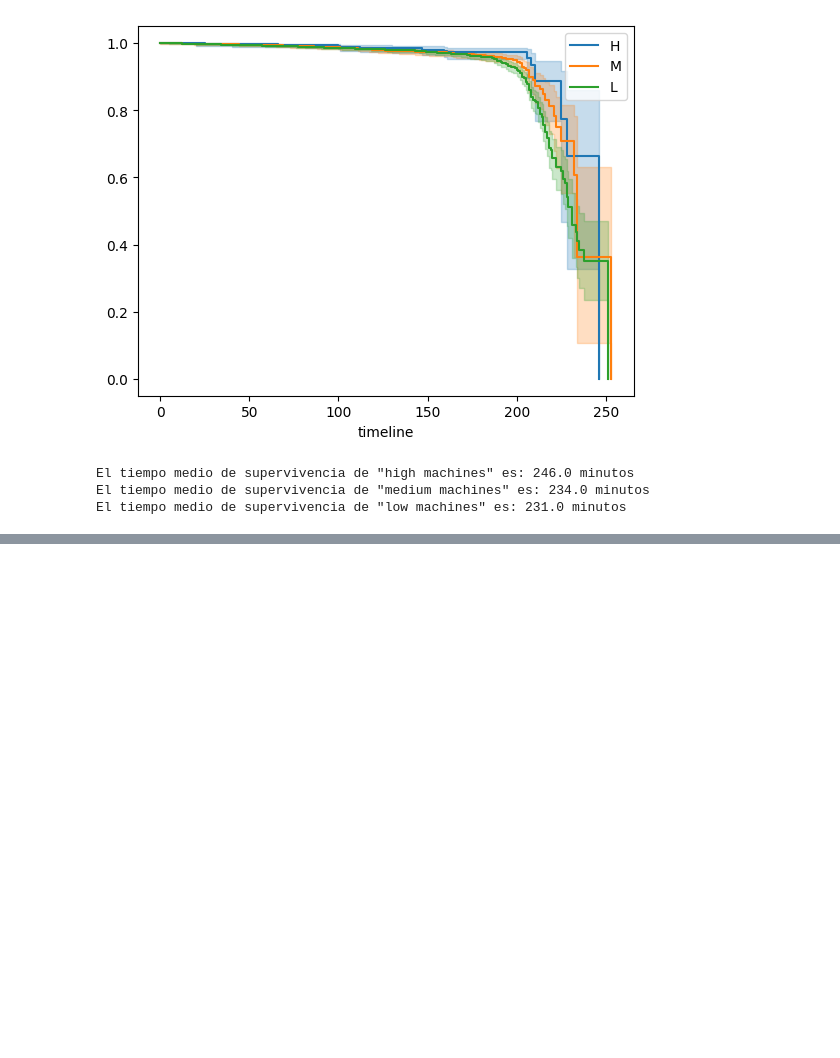
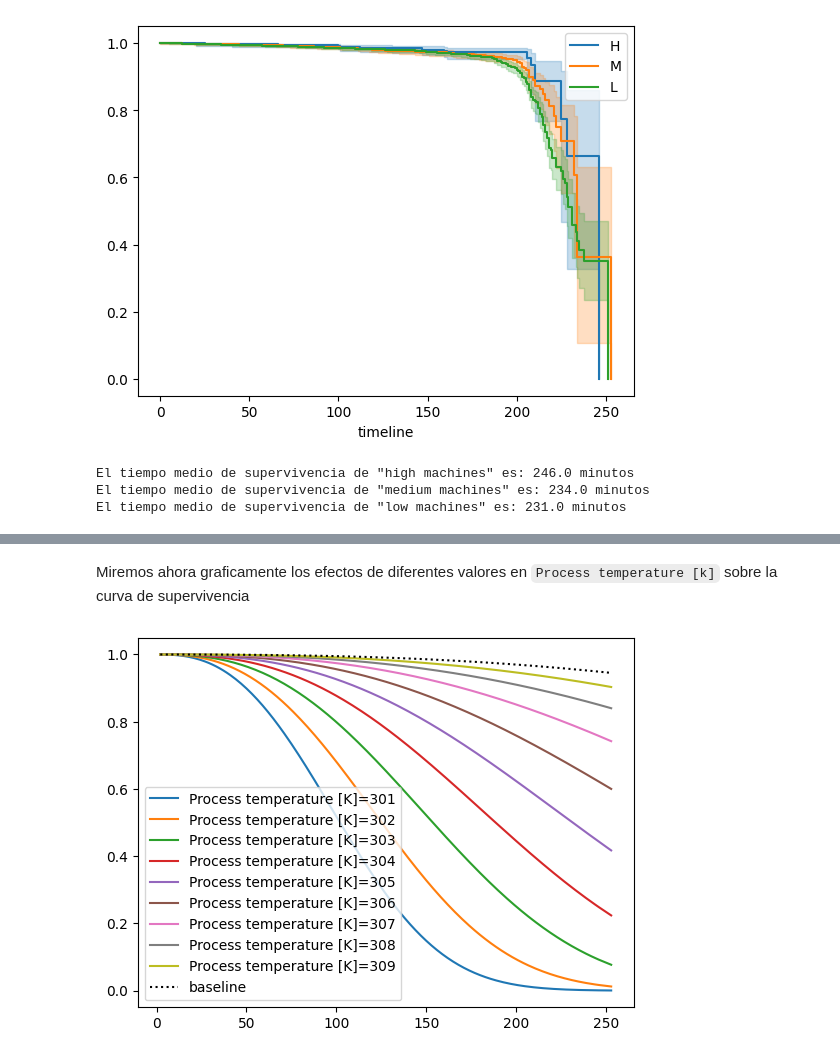
Before and after one commit to AlexanderPelaezJimenez/survival_analysis, a Jupyter notebook: survival_analysis.ipynb, the cells around one changed output, grey strips where cells are left out. Drawn from its saved outputs; the diff is of its cells as text; code cells hidden in the pictures; blank space fills up the shorter version.

```diff
--- a/survival_analysis.ipynb
+++ b/survival_analysis.ipynb
@@ -278,0 +504,3 @@ El tiempo medio de supervivencia de "low machines" es: 231.0 minutos
+# %%
+df_new = df_new[['Air temperature [K]', 'Process temperature [K]', 'Rotational speed [rpm]', 'Torque [Nm]', 'Tool wear [min]', 'Machine failure']]
+df_new
@@ -278,0 +523,6 @@ El tiempo medio de supervivencia de "low machines" es: 231.0 minutos
+# %%
+aft = WeibullAFTFitter()
+
+aft.fit(df_new, duration_col='Tool wear [min]', event_col='Machine failure')
+
+aft.summary
@@ -278,0 +581,7 @@ El tiempo medio de supervivencia de "low machines" es: 231.0 minutos
+# %% [markdown]
+Miremos ahora graficamente los efectos de diferentes valores en  `Process temperature [k]` sobre la curva de supervivencia
+# %%
+aft.plot_partial_effects_on_outcome(covariates='Process temperature [K]', values=np.arange(301, 310, 1))
+plt.show()
+# %% [output]
+[figure, added]
```
Also changed, not shown: parts of 29 cells of this notebook, 1 other file.
